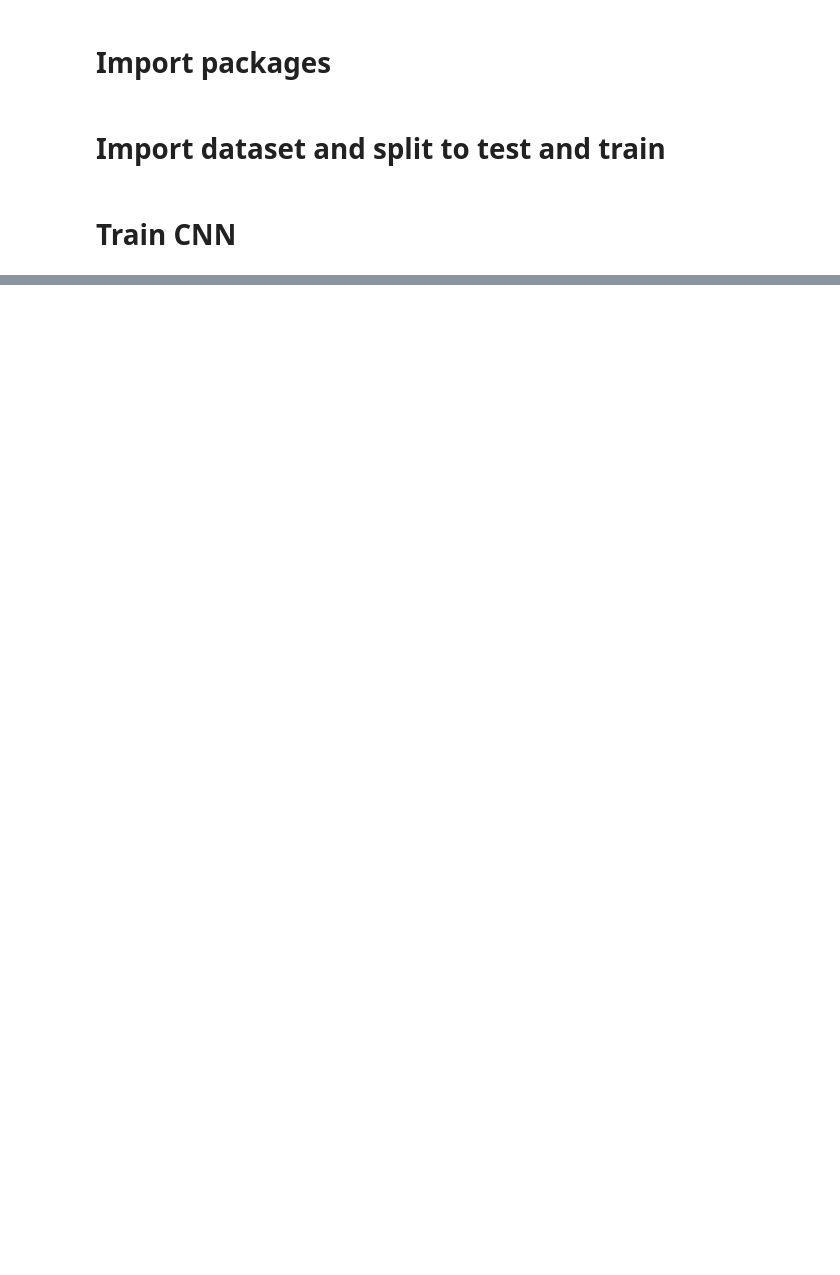
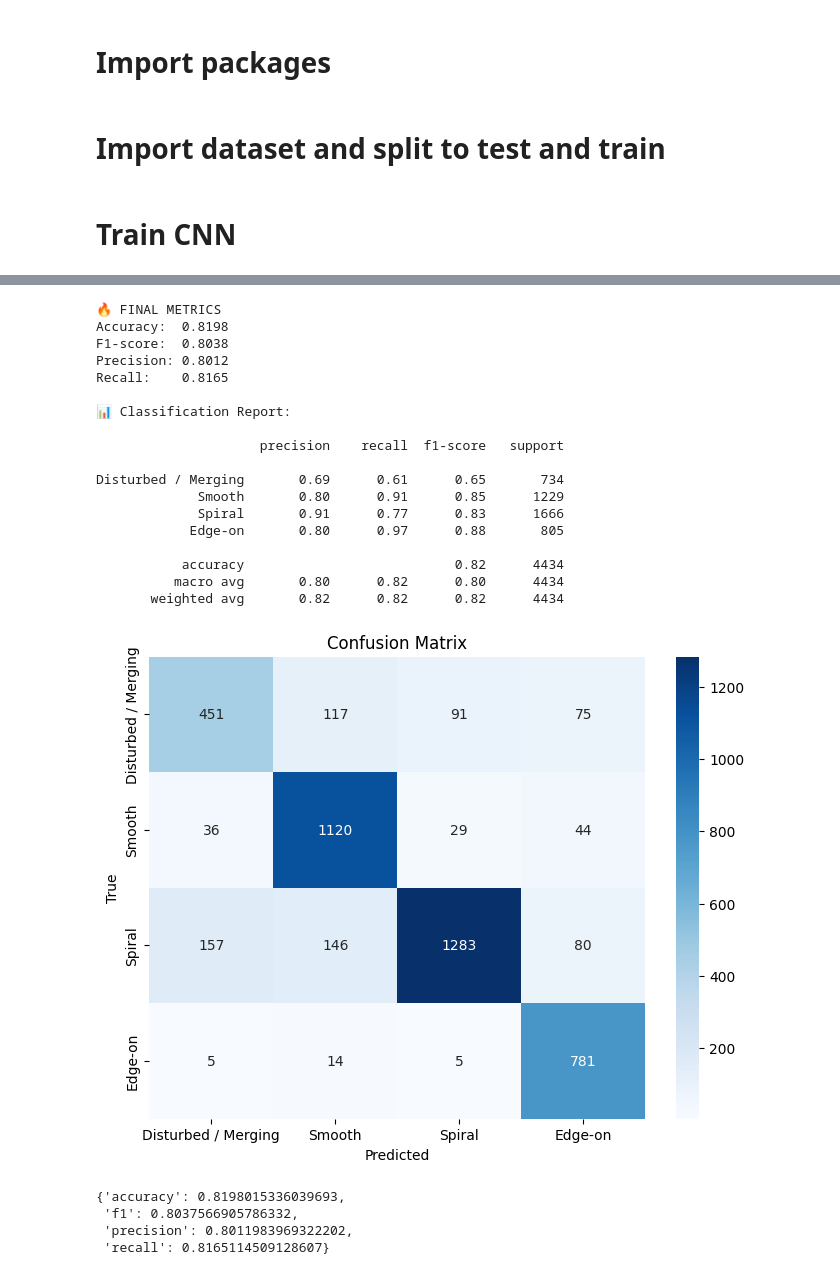
Before and after one commit to DenysGolub/Galaxy-Classification, a Jupyter notebook: notebooks/galaxy.ipynb, the cells around one changed output, grey strips where cells are left out. Cells and saved outputs as stored; diff of their text form; code cells hidden in the pictures; blank space fills up the shorter version.

Commit message:
chore: save model files and scripts

```diff
--- a/notebooks/galaxy.ipynb
+++ b/notebooks/galaxy.ipynb
@@ -25,13 +27,28 @@ test_size = int(len(dataset) * test_ratio)
 train_size = len(dataset) - test_size
 # %%
 from torchvision import transforms
+import torch
 
 train_transforms = transforms.Compose([
-    # transforms.RandomHorizontalFlip(),
-    # transforms.R/andomRotation(30),
-    # transforms.ColorJitter(brightness=0.2, contrast=0.2),
+    transforms.RandomHorizontalFlip(p=0.5),
+    transforms.RandomVerticalFlip(p=0.5),
+    transforms.RandomRotation(180),
+
+    transforms.RandomResizedCrop(
+        size=256,
+        scale=(0.6, 1.0),
+        ratio=(0.9, 1.1)
+    ),
+
+    transforms.ColorJitter(
+        brightness=0.2,
+        contrast=0.2,
+        saturation=0.2,
+        hue=0.05
+    ),
 ])
 
+
 test_transforms = transforms.Compose([])
 # %%
 train_dataset, test_dataset = random_split(dataset, [train_size, test_size])
@@ -43,4 +60,4 @@ test_dataset = TransformedSubset(test_dataset, transform=test_transforms)
 # %%
 trainer = GalaxyTrainer()
 # %%
-trainer.train(train_dataset, test_dataset, num_epochs=50, batch_size=1)
+trainer.train(train_dataset, test_dataset, num_epochs=50, batch_size=64)
@@ -47,2 +78,39 @@ trainer.train(train_dataset, test_dataset, num_epochs=50, batch_size=1)
+# %%
+model = GalaxyCNN()
+model.load_model("../models/best_0.8200.pth")
+# %%
+test_loader = DataLoader(
+            test_dataset,
+            batch_size=1,
+            shuffle=False,
+            num_workers=2,
+            pin_memory=True
+        )
 # %%
 class_names = ["Disturbed / Merging", "Smooth", "Spiral", "Edge-on"]
+# %%
+trainer.evaluate_metrics(model, test_loader, class_names)
+# %% [output]
+🔥 FINAL METRICS
+Accuracy:  0.8198
+F1-score:  0.8038
+Precision: 0.8012
+Recall:    0.8165
+
+📊 Classification Report:
+
+                     precision    recall  f1-score   support
+
+Disturbed / Merging       0.69      0.61      0.65       734
+             Smooth       0.80      0.91      0.85      1229
+             Spiral       0.91      0.77      0.83      1666
+            Edge-on       0.80      0.97      0.88       805
+
+           accuracy                           0.82      4434
+          macro avg       0.80      0.82      0.80      4434
+       weighted avg       0.82      0.82      0.82      4434
+[figure, added]
+{'accuracy': 0.8198015336039693,
+ 'f1': 0.8037566905786332,
+ 'precision': 0.8011983969322202,
+ 'recall': 0.8165114509128607}
```
Also changed, not shown: parts of 9 cells of this notebook, 5 other files.
